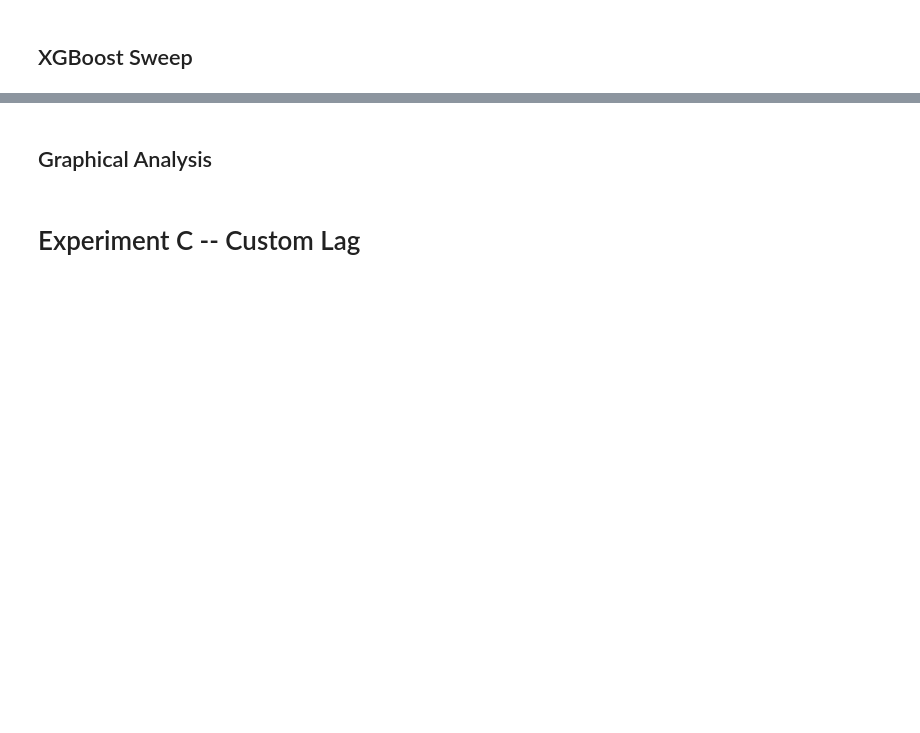
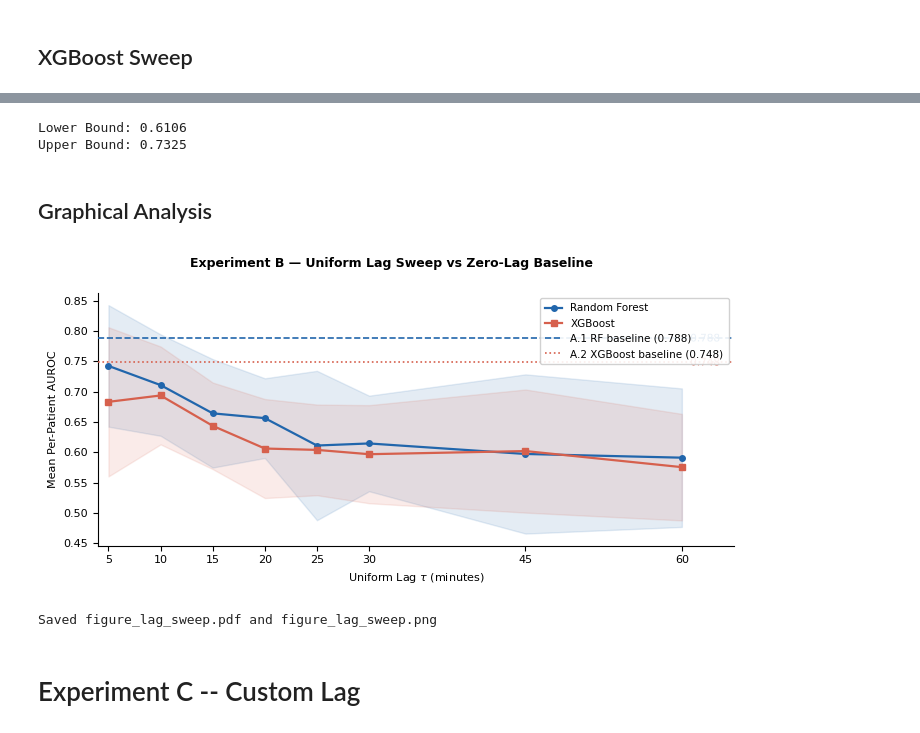
Before and after one commit to alecy100/Glucose-Monitoring-Experiment, a Jupyter notebook: glycemic copy.ipynb, the cells around one changed output, grey strips where cells are left out. Drawn from its saved outputs; the diff is of its cells as text; code cells hidden in the pictures; blank space fills up the shorter version.

```diff
--- a/glycemic copy.ipynb
+++ b/glycemic copy.ipynb
@@ -1247,7 +1457,7 @@ print("\n==============================")
 print("EXPERIMENT B.1 — UNIFORM LAG SWEEP RANDOM FOREST")
 print("==============================\n")
 
-rf_lag_res, rf_perpid_res, rf_best_lag = perform_uniform_sweep(make_rf(), lags=lags, features=FEATURE_COLS)
+rf_lag_res, rf_perpid_res, rf_best_lag = perform_uniform_sweep(make_rf(), lags=lag_sweep_values, features=FEATURE_COLS)
 # %% [output]
 ==============================
 EXPERIMENT B.1 — UNIFORM LAG SWEEP RANDOM FOREST
@@ -1267,8 +1477,11 @@ Lag (min)    AUROC    F1-Spike
   016: 0.525
 ============================================================
 # %%
-rf_means.extend([np.mean(list(per_pid_auc.values())) for per_pid_auc in rf_perpid_res])
-rf_std.extend([np.std(list(per_pid_auc.values())) for per_pid_auc in rf_perpid_res])
+for lag_val in lag_sweep_values:
+    per_pid_auc = rf_perpid_res[lag_val]
+    rf_means.append(np.mean(list(per_pid_auc.values())))
+    rf_stds.append(np.std(list(per_pid_auc.values())))
+
 aucs_best = rf_perpid_res[rf_best_lag]
 res_b1 = calculate_bootstrap(aucs_best)
 all_aucrocs["B.1"] = aucs_best
@@ -1280,4 +1496,4 @@ print("\n==============================")
 print("EXPERIMENT B.2 — UNIFORM LAG SWEEP XGBOOST")
 print("==============================\n")
 
-xg_lag_res, xg_perpid_res, xgb_best_lag = perform_uniform_sweep(make_xgb(), lags=lags, features=FEATURE_COLS)
+xgb_lag_res, xgb_perpid_res, xgb_best_lag = perform_uniform_sweep(make_xgb(), lags=lag_sweep_values, features=FEATURE_COLS)
@@ -1284,8 +1518,15 @@ xg_lag_res, xg_perpid_res, xgb_best_lag = perform_uniform_sweep(make_xgb(), lags
 # %%
-xgb_means.extend([np.mean(list(per_pid_auc.values())) for per_pid_auc in xgb_perpid_res])
-xgb_std.extend([np.std(list(per_pid_auc.values())) for per_pid_auc in xgb_perpid_res])
-aucs_best = xg_perpid_res[xgb_best_lag]
+for lag_val in lag_sweep_values:
+    per_pid_auc = xgb_perpid_res[lag_val]
+    xgb_means.append(np.mean(list(per_pid_auc.values())))
+    xgb_stds.append(np.std(list(per_pid_auc.values())))
+
+
+aucs_best = xgb_perpid_res[xgb_best_lag]
 res_b2 = calculate_bootstrap(aucs_best)
 all_aucrocs["B.2"] = aucs_best
+# %% [output]
+Lower Bound: 0.6106
+Upper Bound: 0.7325
 # %% [markdown]
 ## Graphical Analysis
@@ -1413,3 +1666,17 @@ plt.show()
+# %%
+plot_lag_sweep_figure(
+    lag_values        = lag_sweep_values,
+    rf_means          = rf_means,
+    rf_stds           = rf_stds,
+    xgb_means         = xgb_means,
+    xgb_stds          = xgb_stds,
+    rf_baseline_mean  = rf_baseline_mean,
+    xgb_baseline_mean = xgb_baseline_mean,
+    save_path         = "figure_lag_sweep"
+)
+# %% [output]
+[figure, added]
+Saved figure_lag_sweep.pdf and figure_lag_sweep.png
 # %% [markdown]
 # Experiment C -- Custom Lag
 # %%
```
Also changed, not shown: parts of 29 cells of this notebook.
